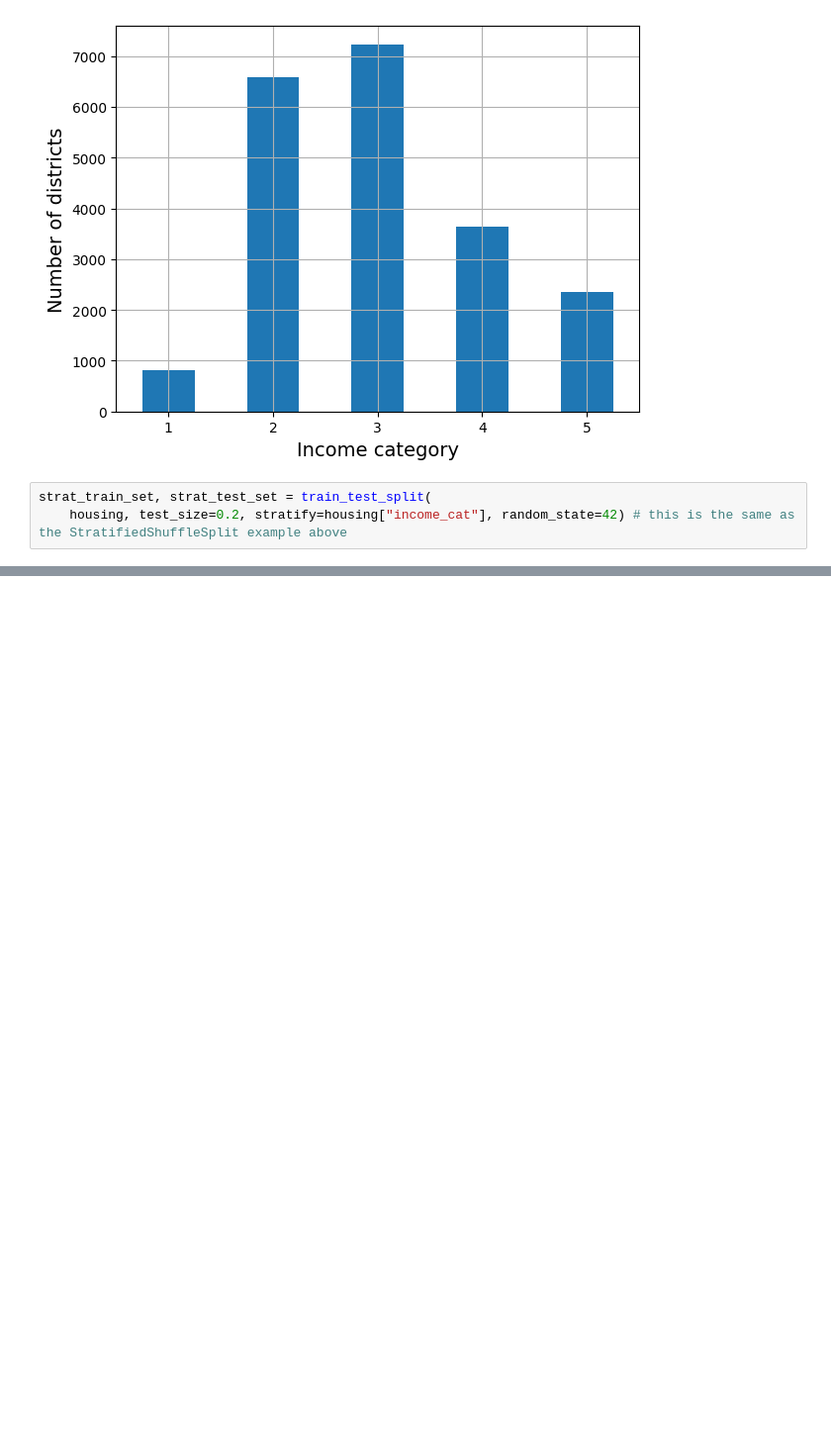
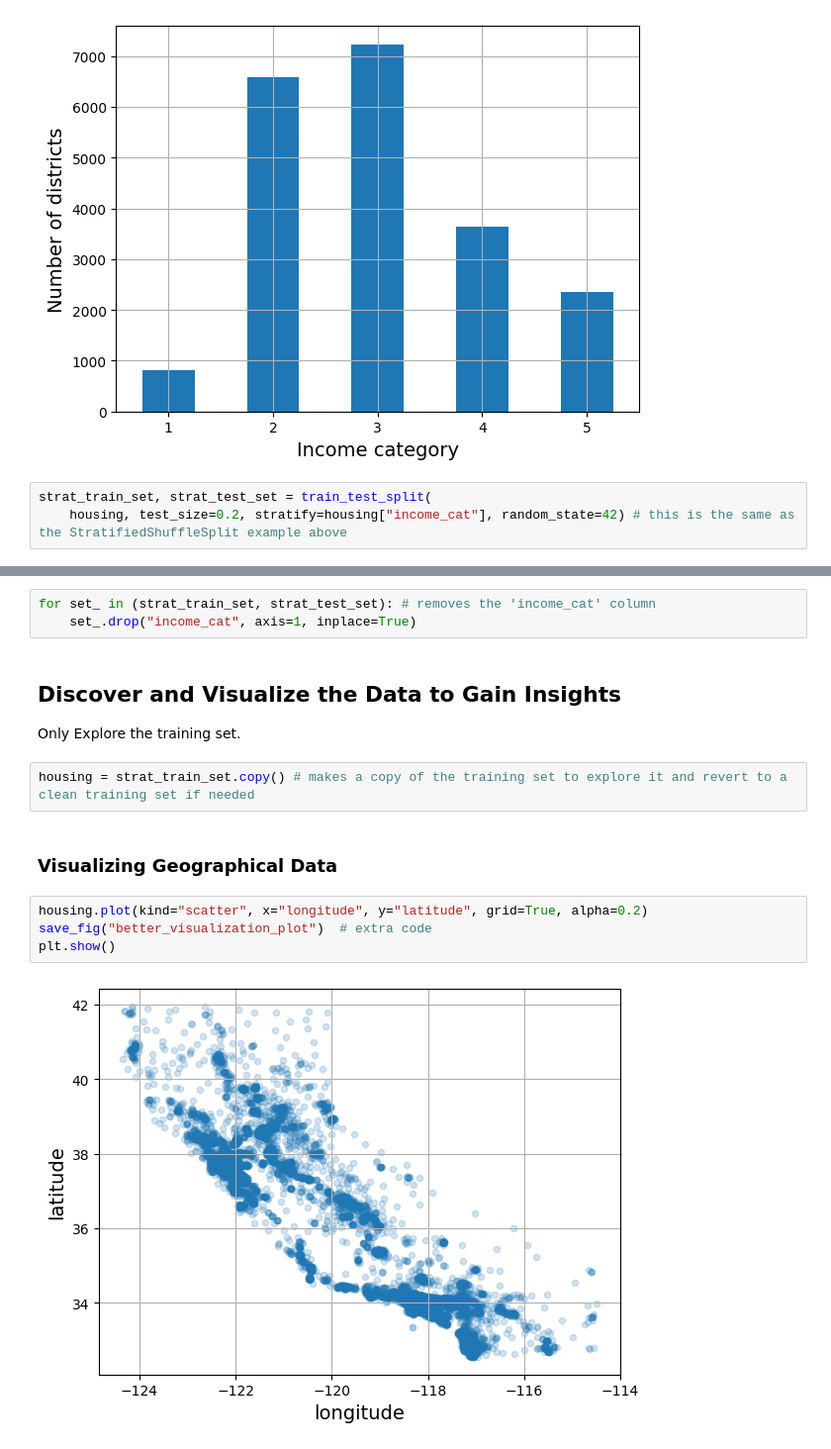
Before and after one commit to Ziad-Tamim/housing_price_prediction_with_mlflow, a Jupyter notebook: housing_dataset_with_mlflow.ipynb, the cells around one changed output, grey strips where cells are left out. Shown at 99% size. Saved outputs shown, nothing was run; the diff lists cells and outputs as text; blank space fills up the shorter version.

```diff
--- a/housing_dataset_with_mlflow.ipynb
+++ b/housing_dataset_with_mlflow.ipynb
@@ -183,0 +218,16 @@ strat_train_set, strat_test_set = train_test_split(
+# %%
+for set_ in (strat_train_set, strat_test_set): # removes the 'income_cat' column
+    set_.drop("income_cat", axis=1, inplace=True)
+# %% [markdown]
+## Discover and Visualize the Data to Gain Insights
+Only Explore the training set.
+# %%
+housing = strat_train_set.copy() # makes a copy of the training set to explore it and revert to a clean training set if needed
+# %% [markdown]
+### Visualizing Geographical Data
+# %%
+housing.plot(kind="scatter", x="longitude", y="latitude", grid=True, alpha=0.2)
+save_fig("better_visualization_plot")  # extra code
+plt.show()
+# %% [output]
+[figure, added]
```
Also changed, not shown: parts of 69 cells of this notebook, 1 other file.
